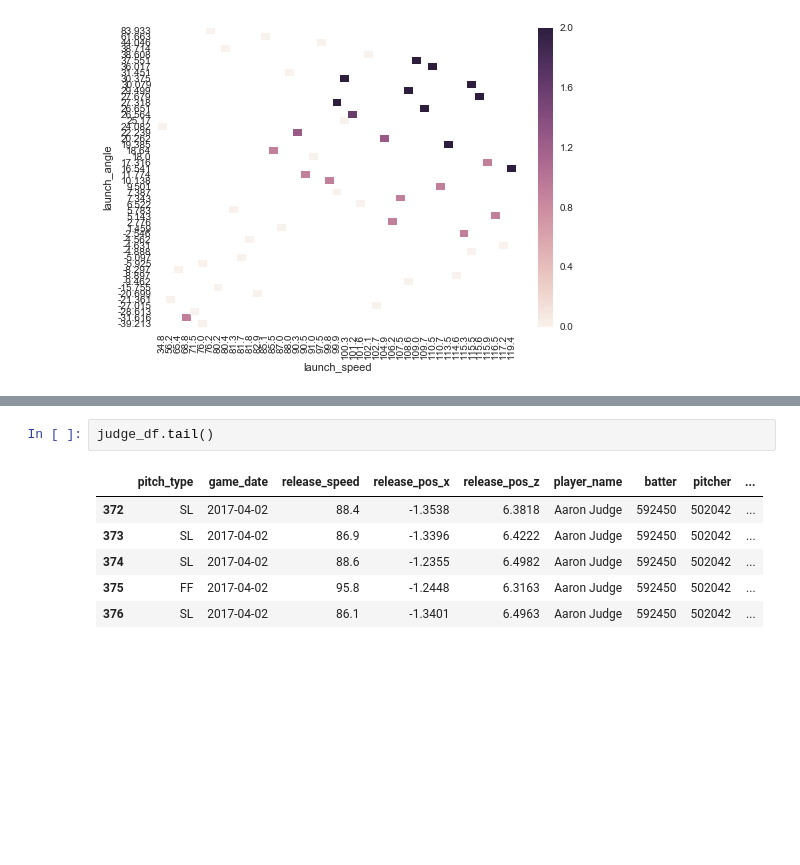
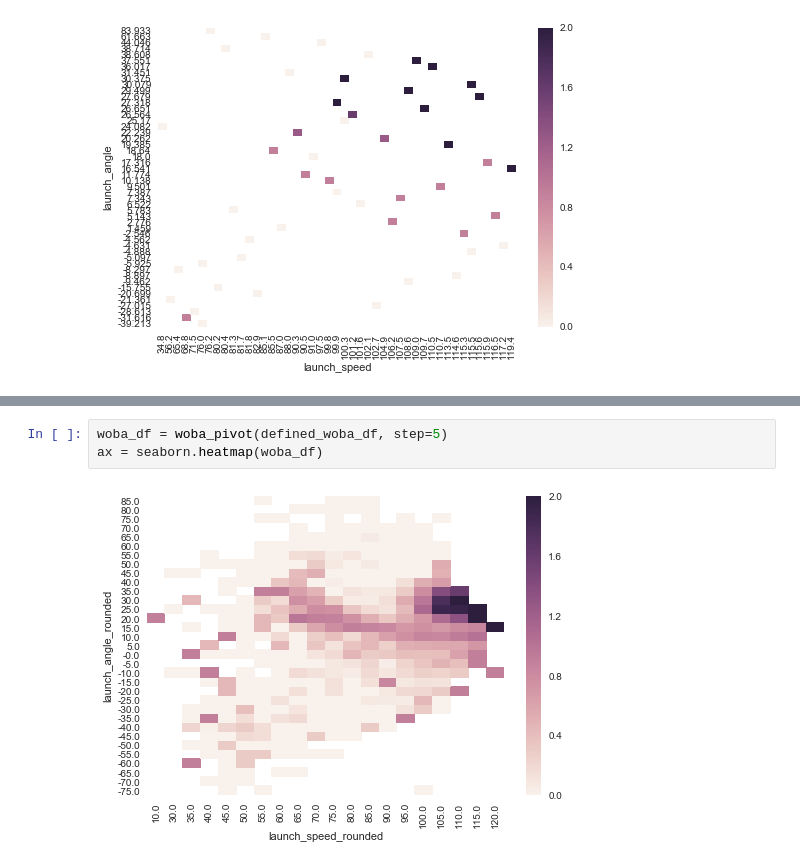
Before and after one commit to rlucioni/statcast, a Jupyter notebook: statcast/statcast.ipynb, the cells around one changed output, grey strips where cells are left out. Saved outputs shown, nothing was run; the diff lists cells and outputs as text; blank space fills up the shorter version.

```diff
--- a/statcast/statcast.ipynb
+++ b/statcast/statcast.ipynb
@@ -205,9 +219,5 @@ defined_woba_df.tail()
-# %%
-judge_df.tail()
-# %% [output]
-|  | pitch_type | game_date | release_speed | release_pos_x | release_pos_z | player_name | batter | pitcher | ... |
-| 372 | SL | 2017-04-02 | 88.4 | -1.3538 | 6.3818 | Aaron Judge | 592450 | 502042 | ... |
-| 373 | SL | 2017-04-02 | 86.9 | -1.3396 | 6.4222 | Aaron Judge | 592450 | 502042 | ... |
-| 374 | SL | 2017-04-02 | 88.6 | -1.2355 | 6.4982 | Aaron Judge | 592450 | 502042 | ... |
-| 375 | FF | 2017-04-02 | 95.8 | -1.2448 | 6.3163 | Aaron Judge | 592450 | 502042 | ... |
-| 376 | SL | 2017-04-02 | 86.1 | -1.3401 | 6.4963 | Aaron Judge | 592450 | 502042 | ... |
+# %%
+woba_df = woba_pivot(defined_woba_df, step=5)
+ax = seaborn.heatmap(woba_df)
+# %% [output]
+[figure, added]
```
Also changed, not shown: parts of 4 cells of this notebook.
